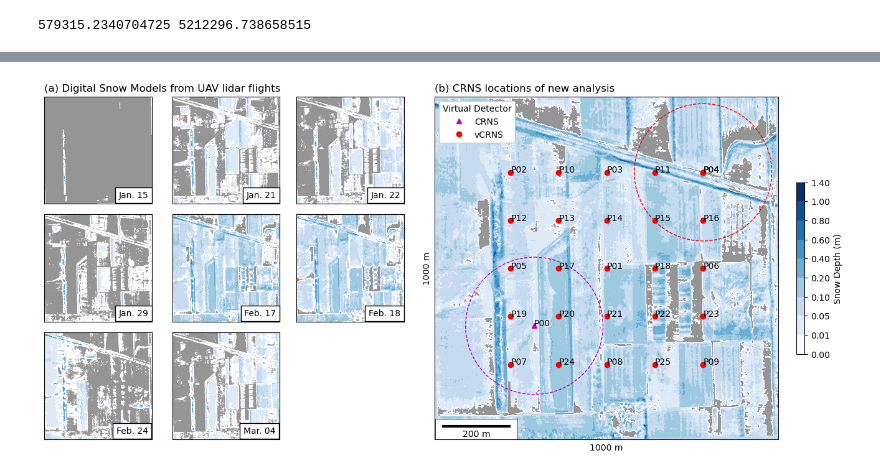
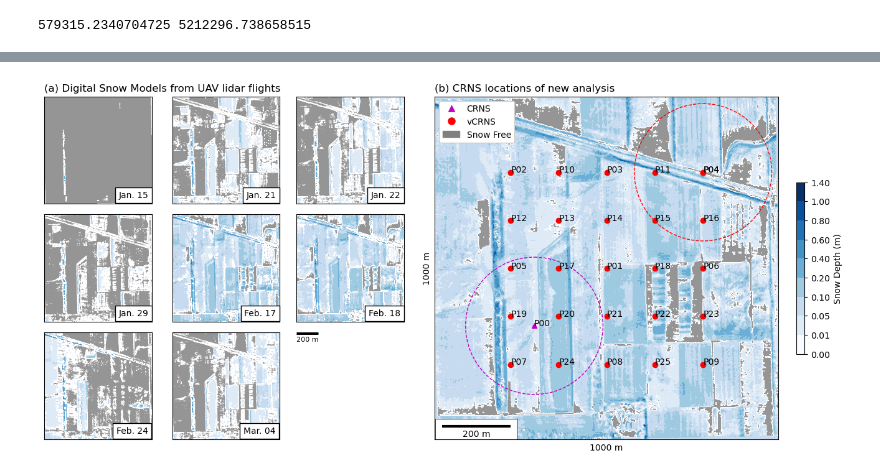
Before and after one commit to heyjoekim/spatial_crns_carc, a Jupyter notebook: map_plots.ipynb, the cells around one changed output, grey strips where cells are left out. Saved outputs shown, nothing was run; the diff lists cells and outputs as text; code cells hidden in the pictures.

```diff
--- a/map_plots.ipynb
+++ b/map_plots.ipynb
@@ -276,14 +279,14 @@ ax6.imshow(sd_0122_bm.mask, cmap='Greys', vmin=0.5, vmax=1.5)
 im4 = ax6.imshow(sd_0122_bm.filled(), cmap='Blues', clim=(0.01, 1.4), norm=norm)
 ax6.tick_params(labelbottom=False, labelleft=False)
 
-# ax9 = fig.add_subplot(gs[2,2])
-# ax9.axis('off')
-# ax9.imshow(sd_zeros, cmap='Greys', vmin=0)
-# ax9.tick_params(labelbottom=False, labelleft=False)
-# # ax9.axis([0,500,0,500])
-# ax9.hlines(y=0,xmin=0,xmax=100, lw=5, color='k')
-# ax9.text(x=50, y=20, s='200 m', va='top',
-#          ha='center', fontsize=8)
+ax9 = fig.add_subplot(gs[2,2])
+ax9.axis('off')
+ax9.imshow(sd_zeros, cmap='Greys', vmin=0, label='Snow Free Area')
+ax9.tick_params(labelbottom=False, labelleft=False)
+# ax9.axis([0,500,0,500])
+ax9.hlines(y=0,xmin=0,xmax=100, lw=5, color='k')
+ax9.text(x=50, y=20, s='200 m', va='top',
+         ha='center', fontsize=8)
 
 
 ax7.text(0.69, .12, 'Jan. 15', ha='left', va='top', fontsize=10,
@@ -347,7 +350,8 @@ ax9.set_xticks([])
 ax9.set_yticks([])
 
 ax8 = fig.add_subplot(gs[0:3,-3:])
-ax8.imshow(sd_0217_bm.mask, cmap='Greys', vmin=0.5, vmax=1.5)
+ax8.imshow(sd_0217_bm.mask, cmap='Greys', vmin=0.5,
+                 vmax=1.5)
 img = ax8.imshow(sd_0217_bm.filled(), cmap='Blues', clim=(0.01, 1.4), norm=norm)
 # Plotting potential locations for URANOS Runs
 p0_x = -211.280 # Detector Pos X [m]
@@ -401,33 +405,47 @@ plotPoint(ax8, p14, 'r', 'ro', 'P14')
 plotPoint(ax8, p15, 'r', 'ro', 'P15')
 plotPoint(ax8, p16, 'r', 'ro', 'P16')
 plotPoint(ax8, p17, 'r', 'ro', 'P17')
 plotPoint(ax8, p18, 'r', 'ro', 'P18')
 plotPoint(ax8, p19, 'r', 'ro', 'P19')
 plotPoint(ax8, p20, 'r', 'ro', 'P20')
 plotPoint(ax8, p21, 'r', 'ro', 'P21')
 plotPoint(ax8, p22, 'r', 'ro', 'P22')
 plotPoint(ax8, p23, 'r', 'ro', 'P23')
 plotPoint(ax8, p24, 'r', 'ro', 'P24')
 plotPoint(ax8, p25, 'r', 'ro', 'P25')
 plt.colorbar(img, ax=ax8,
-                  label='Snow Depth (m)', shrink=0.5)
+             label='Snow Depth (m)', shrink=0.5)
 rect = Rectangle((0,499), 120,-30,
                   facecolor='white', edgecolor='k', lw=0.5)
 ax8.add_patch(rect)
 ax8.hlines(y=480,xmin=10,xmax=110, lw=3, color='k')
 ax8.text(x=60, y=485, s='200 m', va='top',
          ha='center', fontsize=10)
 
-ax8.legend(title='Virtual Detector', frameon=True, framealpha=1)
+h, l = ax8.get_legend_handles_labels()
+# h = h.append(patches)
+# l = l.append('Snow Free Area')
+# patches = patches.append(h)
+legend_elements = [Line2D([0], [0], marker='^', color='w', markersize=10,
+                          label='CRNS', markerfacecolor='m'),
+                   Line2D([0], [0], marker='o', color='w', label='vCRNS',
+                          markerfacecolor='r', markersize=10),
+                   mpatches.Patch(facecolor='grey', edgecolor='grey',
+                         label='Snow Free')]
+
+ax8.legend(handles=legend_elements,
+           frameon=True, framealpha=1)
+# ax8.legend(handles = h, labels=l,
+#            title='Virtual Detector', frameon=True, framealpha=1)
 ax8.tick_params(labelbottom=False, labelleft=False)
 ax8.set_xticks([])
 ax8.set_yticks([])
 ax8.set_title('(b) CRNS locations of new analysis', loc='left')
 ax8.set_xlabel('1000 m')
 ax8.set_ylabel('1000 m')
 # plt.tight_layout()
 # plt.savefig('../figs/to_publish/f03.png', bbox_inches='tight', facecolor='w', dpi=300)
 plt.savefig('../figs/to_publish/f03.pdf', bbox_inches='tight', facecolor='w', dpi=300)
 plt.show()
 # %% [output]
-[figure, old version]
+[figure, new version]
```
Also changed, not shown: parts of 2 cells of this notebook, 1 other file.
